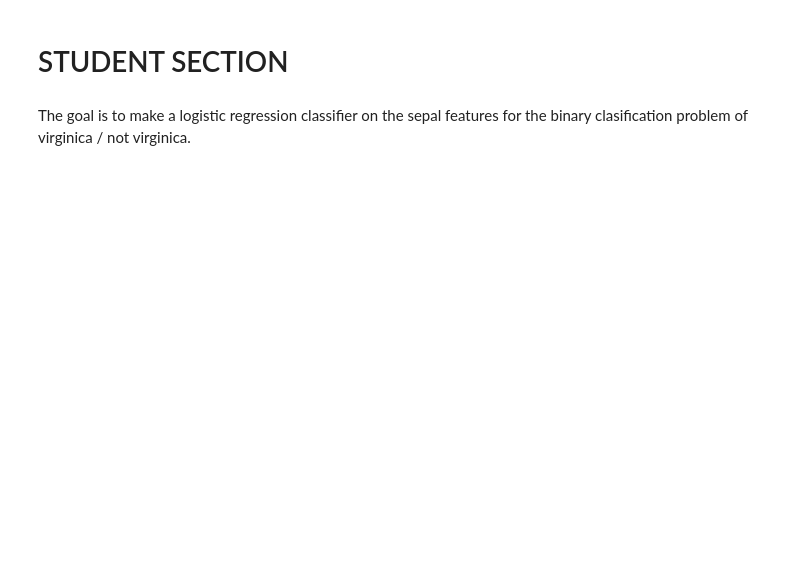
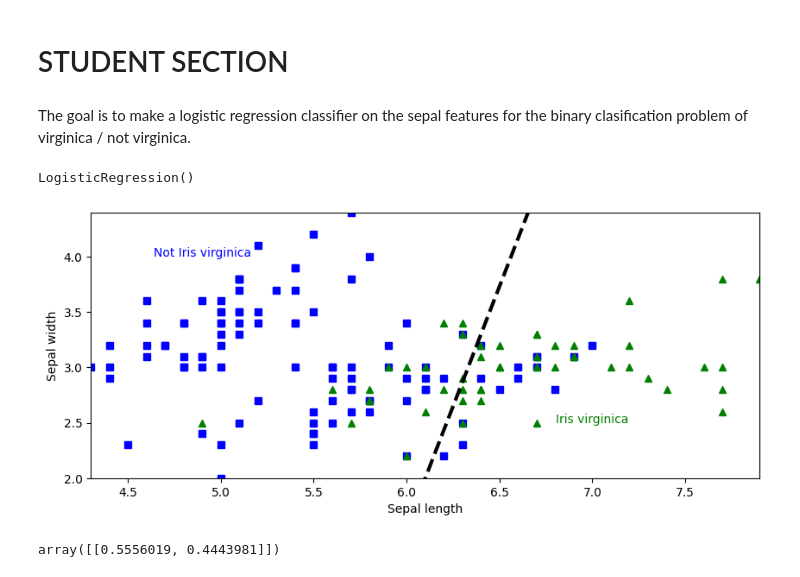
Before and after one commit to Joe-Bresee/data-mining, a Jupyter notebook: labs/lab_06_logistic_regression_post1_joseph_bresee.ipynb, the cells around one changed output. Cells and saved outputs as stored; diff of their text form; code cells hidden in the pictures; blank space fills up the shorter version.

```diff
--- a/labs/lab_06_logistic_regression_post1_joseph_bresee.ipynb
+++ b/labs/lab_06_logistic_regression_post1_joseph_bresee.ipynb
@@ -229,34 +229,54 @@ The goal is to make a logistic regression classifier on the sepal features for t
 # y should be 1 if target is virginica, 0 otherwise
 # we set y as boolean for binary classification
 # note that we use numpy array instead of pandas dataframe
+
+
+X = iris.data[['sepal length (cm)', 'sepal width (cm)']].values
+y = iris.target_names[iris.target] == 'virginica'
 # %%
 # Create a logistic regresion object and fit it to the problem we are trying to solve
+
+log_reg = LogisticRegression()
+log_reg.fit(X, y)
+# %% [output]
+LogisticRegression()
 # %%
 # create two x1 values, the min and max of sepal length (hint use X[:,0] to access the sepal lengths)
 # then calculate the corresponding x2 values
 # using the decision boundary equation
+two_x1 = np.array([min(X[:,0]), max(X[:,0])])
+theta_0 = log_reg.intercept_[0] # intercept is a 1D array with one element
+theta_1 = log_reg.coef_[0, 0] # coef_ is a 2D array with one row and two columns
+theta_2 = log_reg.coef_[0, 1] # coef_ is a 2D array with one row and two columns
+two_x2 = -(theta_0 + theta_1 * two_x1) / theta_2
 
-
+plt.figure(figsize=(10, 4))
 # plot the training instances of class 0 as blue squares (bs)
-
+plt.plot(X[y == 0, 0], X[y == 0, 1], "bs")
 # plot the training instances of class 1 as green triangles (g^)
+plt.plot(X[y == 1, 0], X[y == 1, 1], "g^")
 
 
 # plot the decision boundary as a k-- line. k-- is black dashed line
-
+plt.plot(two_x1, two_x2, "k--", linewidth=3)
 
 # show text labels for the class 0 and class 1
 # Just put these in a reasonable place (4.9, 4) and (7,2.5) are what I would recommend
-#plt.text(4.9, 4, "Not Iris virginica", color="b", ha="center")
-#plt.text(7, 2.5, "Iris virginica", color="g", ha="center")
+plt.text(4.9, 4, "Not Iris virginica", color="b", ha="center")
+plt.text(7, 2.5, "Iris virginica", color="g", ha="center")
 
 # show the xlabel and ylabel
-#plt.xlabel("Sepal length")
-#plt.ylabel("Sepal width")
+plt.xlabel("Sepal length")
+plt.ylabel("Sepal width")
 
 # show the axes from the min and max values of petal length and petal width
-#plt.axis([np.min(X[:,0]), np.max(X[:,0]), np.min(X[:,1]), np.max(X[:,1])])
+plt.axis([np.min(X[:,0]), np.max(X[:,0]), np.min(X[:,1]), np.max(X[:,1])])
 
-#plt.show()
+plt.show()
+# %% [output]
+[figure, added]
 # %%
 # Get the decision scores
+log_reg.predict_proba([[6, 2]])
+# %% [output]
+array([[0.5556019, 0.4443981]])
```
Also changed, not shown: parts of 6 cells of this notebook.
